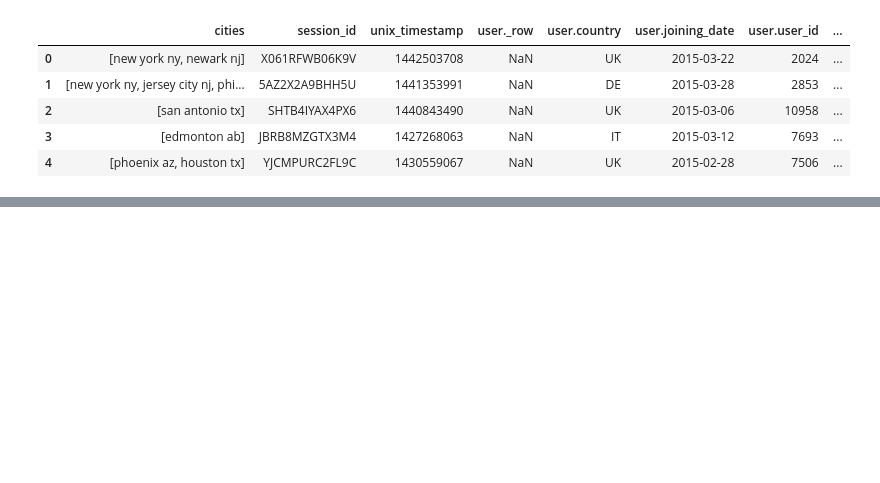
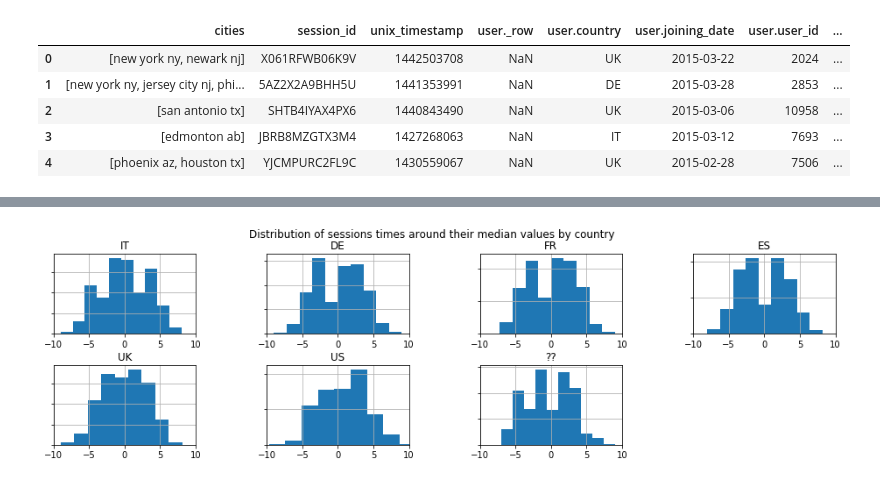
Before and after one commit to asutcl/mtl-xyz, a Jupyter notebook: Coveo Technical Challenge.ipynb, the cells around one changed output, grey strips where cells are left out. Drawn from its saved outputs; the diff is of its cells as text; code cells hidden in the pictures; blank space fills up the shorter version.

```diff
--- a/Coveo Technical Challenge.ipynb
+++ b/Coveo Technical Challenge.ipynb
@@ -307,0 +103,43 @@ user_origins
+# %%
+fig, axes = plt.subplots(2, 4, figsize=(16,4))
+#IT
+(countries_sessions['IT'].df['centered_hour']).hist(ax=axes[0,0])
+axes[0,0].set_title('IT')
+axes[0,0].set_xlim(-10,10)
+axes[0,0].set_yticklabels([])
+#DE
+(countries_sessions['DE'].df['centered_hour']).hist(ax=axes[0,1])
+axes[0,1].set_title('DE')
+axes[0,1].set_xlim(-10,10)
+axes[0,1].set_yticklabels([])
+#FR
+(countries_sessions['FR'].df['centered_hour']).hist(ax=axes[0,2])
+axes[0,2].set_title('FR')
+axes[0,2].set_xlim(-10,10)
+axes[0,2].set_yticklabels([])
+#ES
+(countries_sessions['ES'].df['centered_hour']).hist(ax=axes[0,3])
+axes[0,3].set_title('ES')
+axes[0,3].set_xlim(-10,10)
+axes[0,3].set_yticklabels([])
+#UK
+(countries_sessions['UK'].df['centered_hour']).hist(ax=axes[1,0])
+axes[1,0].set_title('UK')
+axes[1,0].set_xlim(-10,10)
+axes[1,0].set_yticklabels([])
+#US
+(countries_sessions['US'].df['centered_hour']).hist(ax=axes[1,1])
+axes[1,1].set_title('US')
+axes[1,1].set_xlim(-10,10)
+axes[1,1].set_yticklabels([])
+#??
+(countries_sessions['??'].df['centered_hour']).hist(ax=axes[1,2])
+axes[1,2].set_title('??')
+axes[1,2].set_xlim(-10,10)
+axes[1,2].set_yticklabels([])
+
+axes[1,3].axis('off')
+fig.suptitle('Distribution of sessions times around their median values by country')
+plt.subplots_adjust(wspace=0.5, hspace=0.4)
+# %% [output]
+[figure, added]
```
Also changed, not shown: parts of 70 cells of this notebook, 4 other files.
